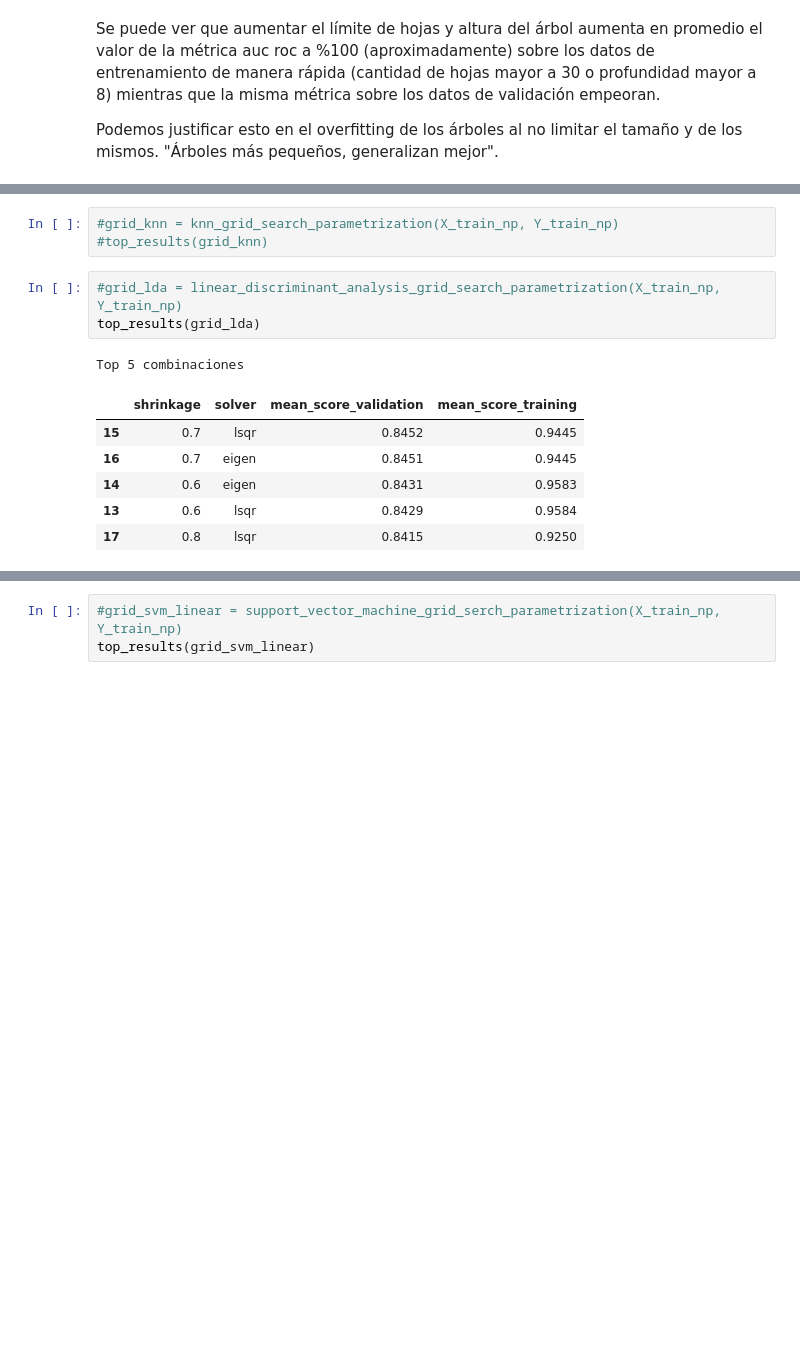
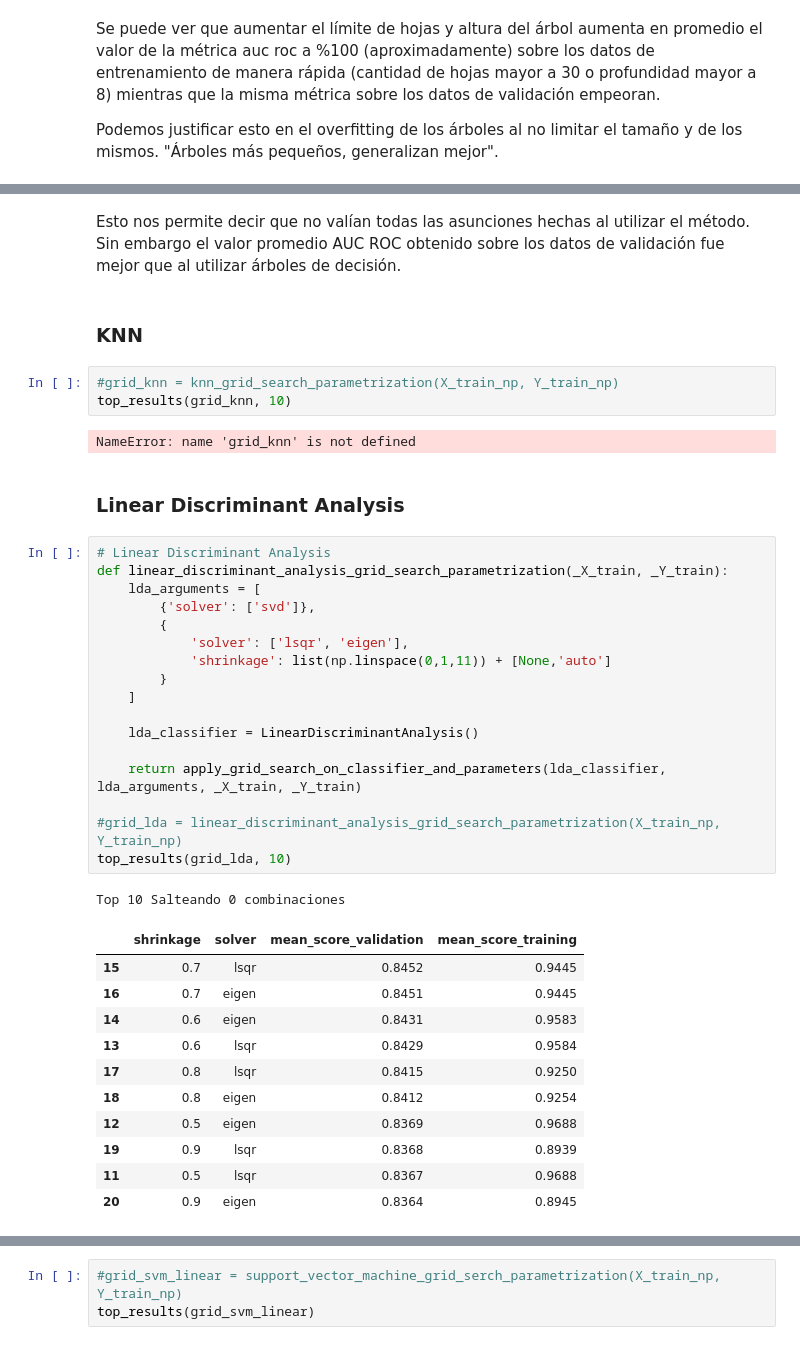
Before and after one commit to BrianBohe/aa-notebooks, a Jupyter notebook: TP1/TP1.ipynb, the cells around one changed output, grey strips where cells are left out. Cells and saved outputs as stored; diff of their text form; blank space fills up the shorter version.

Commit message:
adding 'analysis' on LDA and dimension reduction

```diff
--- a/TP1/TP1.ipynb
+++ b/TP1/TP1.ipynb
@@ -581,14 +668,41 @@ Top 5 combinaciones
+# %% [markdown]
+Esto nos permite decir que no valían todas las asunciones hechas al utilizar el método. Sin embargo el valor promedio AUC ROC obtenido sobre los datos de validación fue mejor que al utilizar árboles de decisión.
+# %% [markdown]
+### KNN
 # %%
 #grid_knn = knn_grid_search_parametrization(X_train_np, Y_train_np)
-#top_results(grid_knn)
+top_results(grid_knn, 10)
+# %% [output]
+NameError: name 'grid_knn' is not defined
-# %%
-#grid_lda = linear_discriminant_analysis_grid_search_parametrization(X_train_np, Y_train_np)
-top_results(grid_lda)
-# %% [output]
-Top 5 combinaciones
-|  | shrinkage | solver | mean_score_validation | mean_score_training |
-| 15 | 0.7 | lsqr | 0.8452 | 0.9445 |
-| 16 | 0.7 | eigen | 0.8451 | 0.9445 |
-| 14 | 0.6 | eigen | 0.8431 | 0.9583 |
-| 13 | 0.6 | lsqr | 0.8429 | 0.9584 |
-| 17 | 0.8 | lsqr | 0.8415 | 0.9250 |
+# %% [markdown]
+### Linear Discriminant Analysis
+# %%
+# Linear Discriminant Analysis
+def linear_discriminant_analysis_grid_search_parametrization(_X_train, _Y_train):
+    lda_arguments = [
+        {'solver': ['svd']},
+        {
+            'solver': ['lsqr', 'eigen'],
+            'shrinkage': list(np.linspace(0,1,11)) + [None,'auto']
+        }
+    ]
+
+    lda_classifier = LinearDiscriminantAnalysis()
+
+    return apply_grid_search_on_classifier_and_parameters(lda_classifier, lda_arguments, _X_train, _Y_train)
+
+#grid_lda = linear_discriminant_analysis_grid_search_parametrization(X_train_np, Y_train_np)
+top_results(grid_lda, 10)
+# %% [output]
+Top 10 Salteando 0 combinaciones
+|  | shrinkage | solver | mean_score_validation | mean_score_training |
+| 15 | 0.7 | lsqr | 0.8452 | 0.9445 |
+| 16 | 0.7 | eigen | 0.8451 | 0.9445 |
+| 14 | 0.6 | eigen | 0.8431 | 0.9583 |
+| 13 | 0.6 | lsqr | 0.8429 | 0.9584 |
+| 17 | 0.8 | lsqr | 0.8415 | 0.9250 |
+| 18 | 0.8 | eigen | 0.8412 | 0.9254 |
+| 12 | 0.5 | eigen | 0.8369 | 0.9688 |
+| 19 | 0.9 | lsqr | 0.8368 | 0.8939 |
+| 11 | 0.5 | lsqr | 0.8367 | 0.9688 |
+| 20 | 0.9 | eigen | 0.8364 | 0.8945 |
```
Also changed, not shown: parts of 24 cells of this notebook.
